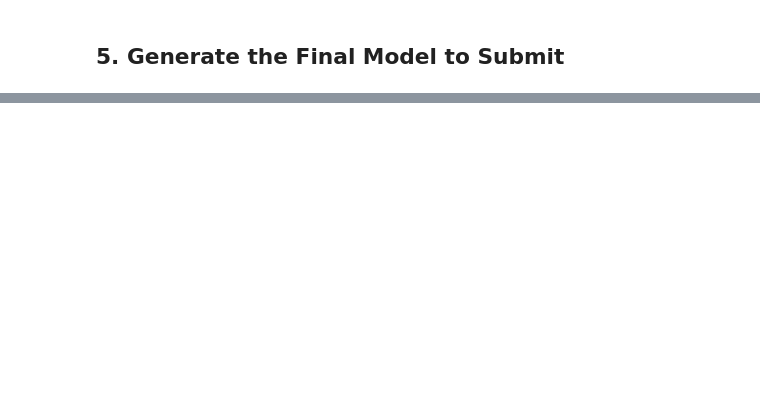
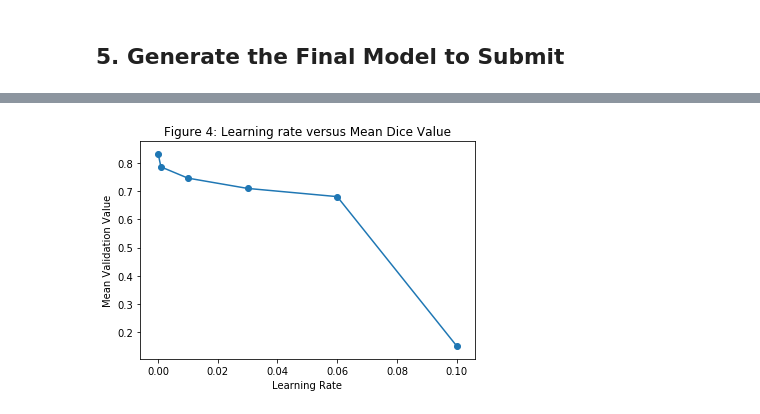
Before and after one commit to pusztayj/NeuralComp-Coursework, a Jupyter notebook: CW2/tutorial.ipynb, the cells around one changed output, grey strips where cells are left out. Cells and saved outputs as stored; diff of their text form; code cells hidden in the pictures; blank space fills up the shorter version.

```diff
--- a/CW2/tutorial.ipynb
+++ b/CW2/tutorial.ipynb
@@ -741,0 +899,12 @@ print("Generate CSV file successfully")
+# %%
+lr = [0.1,0.06,0.03,0.01,0.001,0.0001]
+diceval = [0.151861317,0.680181094,0.709218579,0.745676491,0.785405996,0.830392059]
+
+plt.plot(lr,diceval)
+plt.scatter(lr,diceval)
+plt.title('Figure 4: Learning rate versus Mean Dice Value')
+plt.xlabel("Learning Rate")
+plt.ylabel("Mean Validation Value")
+plt.show()
+# %% [output]
+[figure, added]
```
Also changed, not shown: parts of 30 cells of this notebook, 2 other files.
